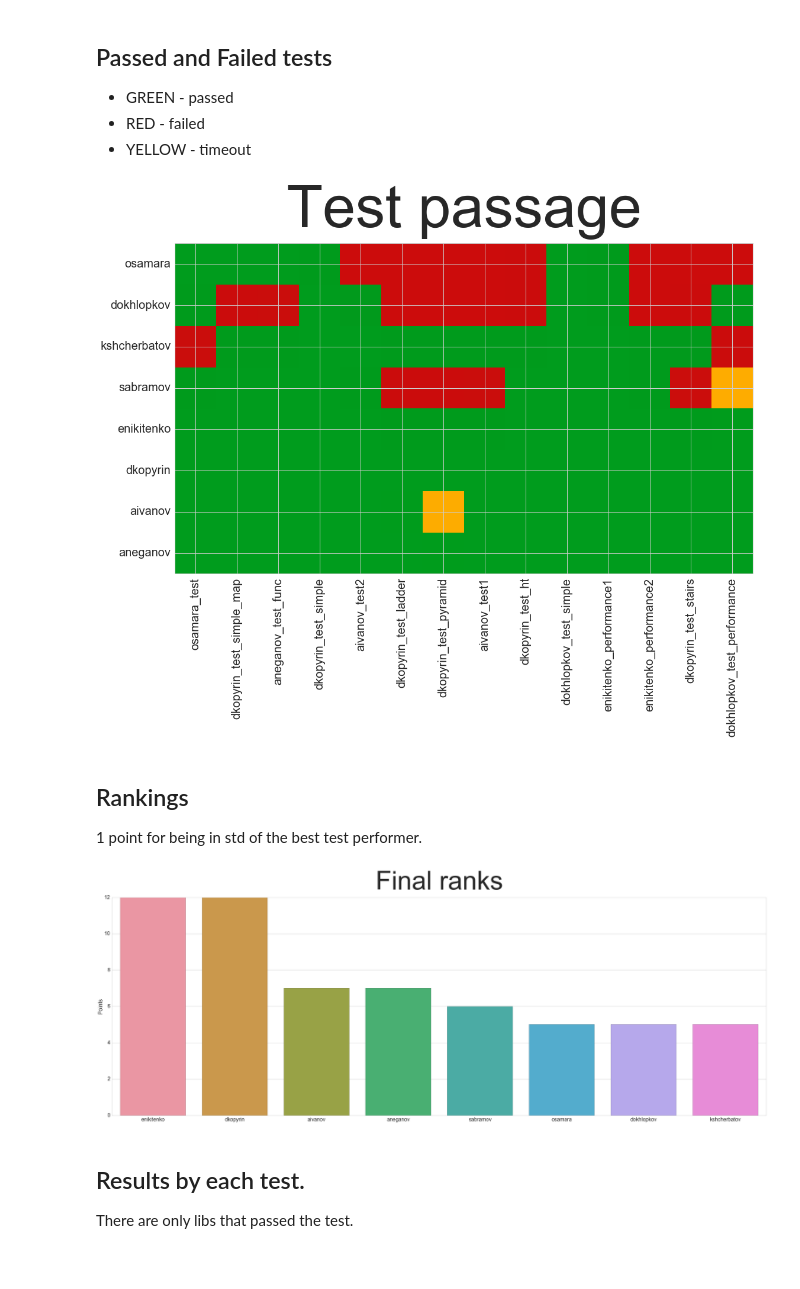
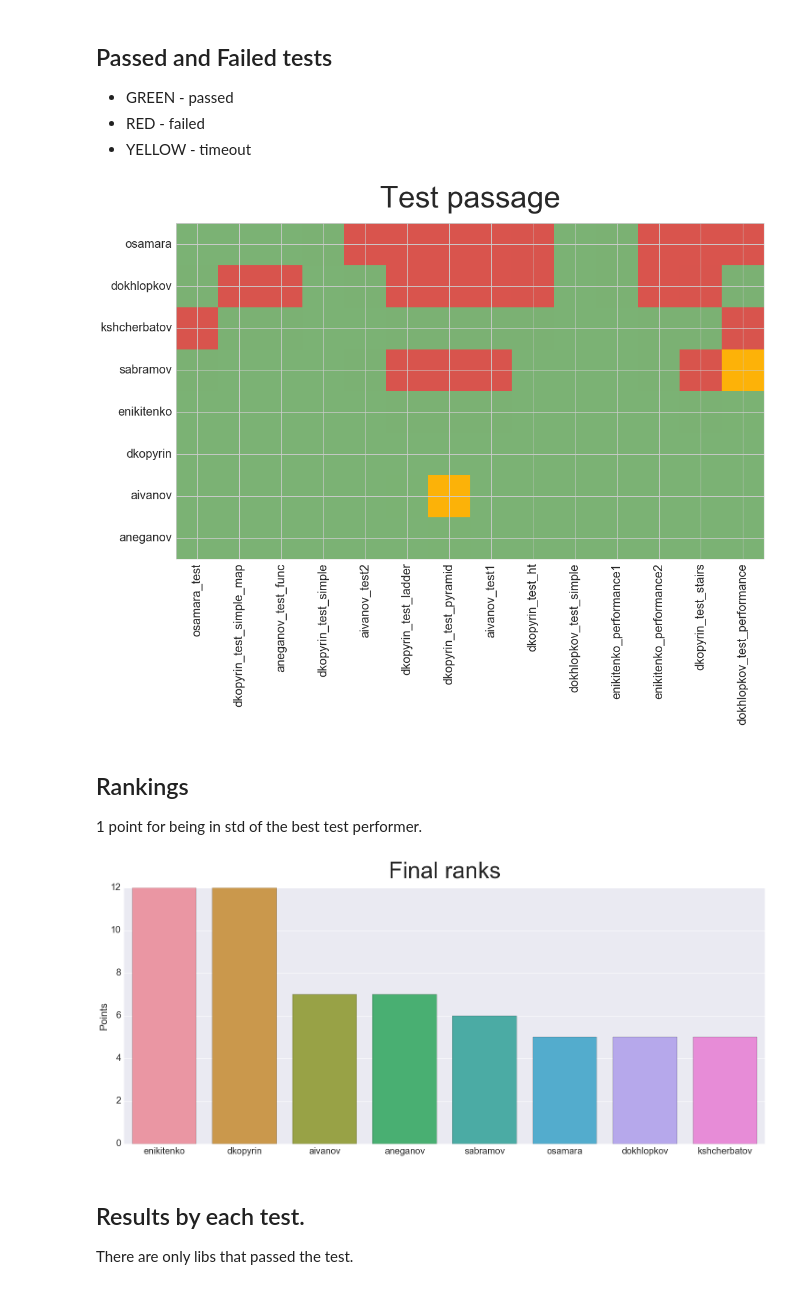
Before and after one commit to annamel/acroparallels2016, a Jupyter notebook: tester/test_results.ipynb, the cells around one changed output. Drawn from its saved outputs; the diff is of its cells as text; code cells hidden in the pictures.

Commit message:
add system info and small changes (in desc)
Decrease image size to increase speed.
Add more efficient palette for «Test passage» plot

```diff
--- a/tester/test_results.ipynb
+++ b/tester/test_results.ipynb
@@ -52,22 +50,24 @@ passedf = pd.DataFrame(index=libs, columns=tests).fillna(4.75)
 dataslice = data[['lib', 'testid', 'mean']]
 for index, row in dataslice.iterrows():
     if row["mean"] == -1:
-        passedf.set_value(row['lib'], row['testid'], 3.9)
+        passedf.set_value(row['lib'], row['testid'], 0.9)
     else:
         passedf.set_value(row['lib'], row['testid'], 2.2)
 # %%
+cmap1 = matplotlib.colors.ListedColormap(sns.xkcd_palette([ "amber", "faded green", "pale red"]))
+
 sns.set(font_scale=2)
 sns.set_style("whitegrid")
 row_labels = libs
 col_labels = tests
 plt.figure(figsize=(20,10))
-plt.title("Test passage", fontsize=100,  y=1.04)
-plt.imshow(passedf, interpolation='none', vmin=0, vmax=5, cmap="spectral")
+plt.title("Test passage", fontsize=50,  y=1.04)
+plt.imshow(passedf, interpolation='none', vmin=0, vmax=5, cmap=cmap1)
 plt.xticks(range(len(tests)), col_labels, rotation=90)
 plt.yticks(range(len(libs)), row_labels)
 plt.show()
 # %% [output]
-[figure, old version]
+[figure, new version]
 # %% [markdown]
 ## Rankings
 1 point for being in std of the best test performer.
@@ -88,13 +88,14 @@ for test in tests:
 ranks["sum"] = ranks.sum(axis=1)
 ranks.sort_values(by=['sum'], ascending=False, inplace=True)
 # %%
-plt.figure(figsize=(45, 15))
-sns.plt.title("Final ranks", fontsize=100, y=1.03)
+plt.figure(figsize=(25, 10))
+sns.set(font_scale=2)
+sns.plt.title("Final ranks", fontsize=50, y=1.03)
 sns.barplot(y=ranks["sum"], x=ranks.index)
 plt.ylabel('Points')
 plt.show()
 # %% [output]
-[figure, old version]
+[figure, new version]
 # %% [markdown]
 ## Results by each test.
 There are only libs that passed the test.
```
Also changed, not shown: parts of 9 cells of this notebook.
